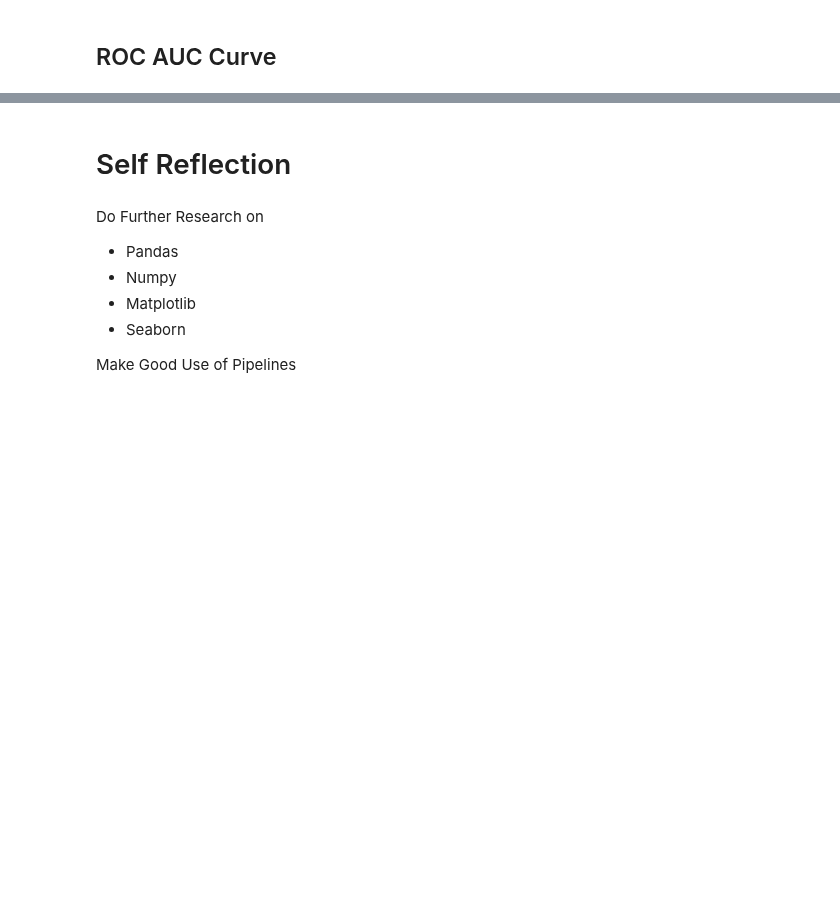
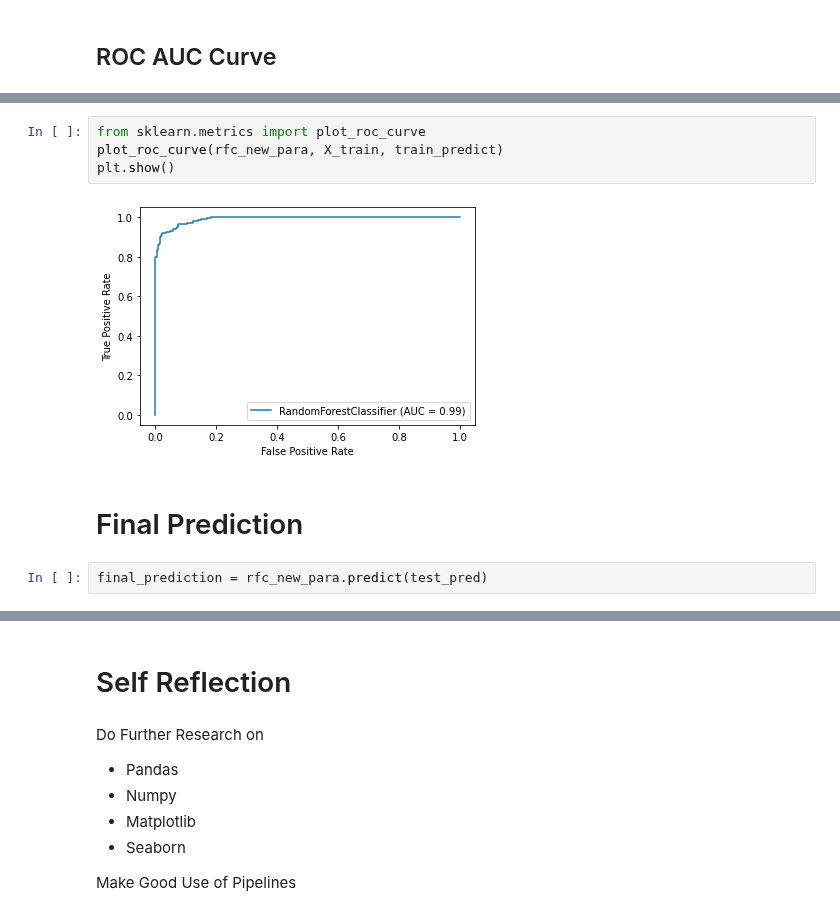
Before and after one commit to lucaslokchan/hands-on-ml, a Jupyter notebook: Projects/Titanic/Titanic_Machine_Learning_from_Disaster.ipynb, the cells around one changed output, grey strips where cells are left out. Saved outputs shown, nothing was run; the diff lists cells and outputs as text; blank space fills up the shorter version.

```diff
--- a/Projects/Titanic/Titanic_Machine_Learning_from_Disaster.ipynb
+++ b/Projects/Titanic/Titanic_Machine_Learning_from_Disaster.ipynb
@@ -966,0 +1136,10 @@ from sklearn.metrics import
+# %%
+from sklearn.metrics import plot_roc_curve
+plot_roc_curve(rfc_new_para, X_train, train_predict)
+plt.show()
+# %% [output]
+[figure, added]
+# %% [markdown]
+# Final Prediction
+# %%
+final_prediction = rfc_new_para.predict(test_pred)
```
Also changed, not shown: parts of 37 cells of this notebook.
